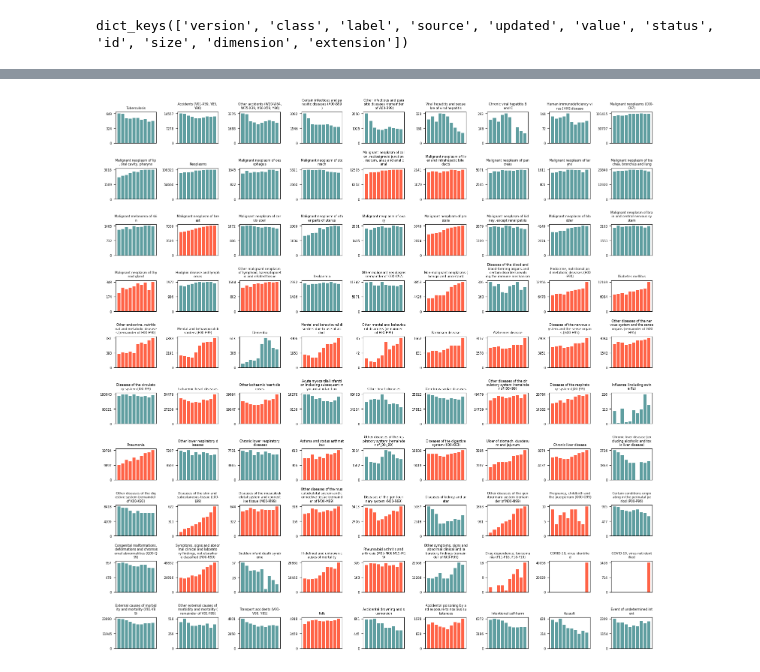
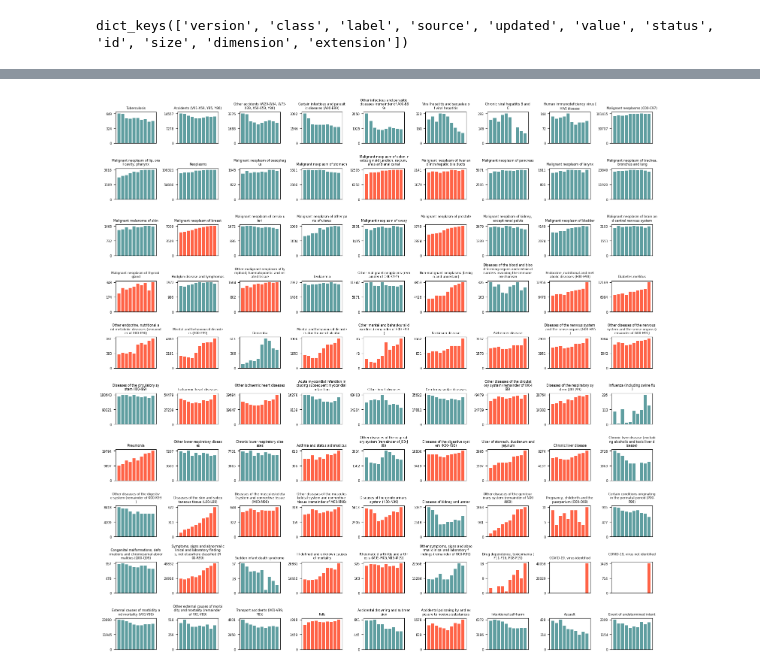
Before and after one commit to ninj4i/kowidowe, a Jupyter notebook: mortality.ipynb, the cells around one changed output, grey strips where cells are left out. Drawn from its saved outputs; the diff is of its cells as text; code cells hidden in the pictures.

```diff
--- a/mortality.ipynb
+++ b/mortality.ipynb
@@ -109,14 +123,14 @@ kody_icd10 = estat.json()['dimension']['icd10']['category']['label']
 # %%
 mortality_data[(mortality_data['geo'] == 'PL') & (mortality_data['sex'] == 'T')].groupby('icd10')
 
 fig, axs = plt.subplots(10,9, figsize = (15,15), tight_layout = False, sharex = True)
 for i, (icd10, grupa) in enumerate(mortality_data[(mortality_data['resid'] == 'TOT_IN') & (mortality_data['geo'] == 'PL') & (mortality_data['sex'] == 'T') & (mortality_data['age'] == 'TOTAL') & (mortality_data['icd10'] != 'A-R_V-Y')].groupby('icd10')):
     #print(f"  {i=}   { icd10=  }  {pl=}")
     kulior = 'tomato' if grupa.iloc[-1,-1] == grupa['OBS_VALUE'].max() else 'cadetblue'
     #print(f'axes[{i//9, i % 9}]  kolor {kulior}   {grupa.iloc[-1,-1]}')
     axs[i//9, i % 9].bar(x=grupa['TIME_PERIOD'], width = 0.8, height = grupa.loc[:,'OBS_VALUE'], color = kulior)
-    axs[i//9, i % 9].set_title('\n'.join([kody_icd10[icd10][x*25:(x+1)*25] for x in range(0,len(kody_icd10[icd10])//25+1)]), fontsize = 6)
+    axs[i//9, i % 9].set_title('\n'.join([kody_icd10[icd10][x*30:(x+1)*30] for x in range(0,len(kody_icd10[icd10])//30+1)]), fontsize = 6)
     axs[i//9, i % 9].set_xticks([])
     axs[i//9, i % 9].set_yticks([int(x/2*grupa['OBS_VALUE'].max()) for x in range(0,3)], labels = [str(int(x/2*grupa['OBS_VALUE'].max())) for x in range(0,3)], size = 6)
 # %% [output]
-[figure, old version]
+[figure, new version]
```
Also changed, not shown: parts of 2 cells of this notebook, 6 other files.
